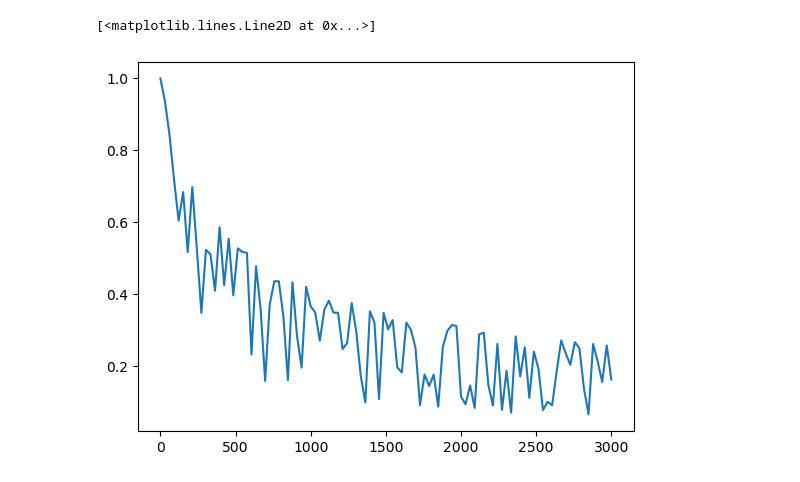
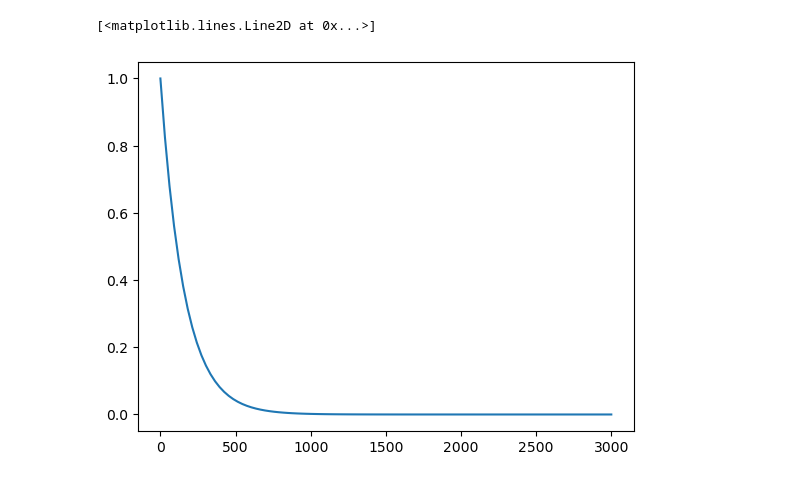
Before and after one commit to mackelab/dmri, a Jupyter notebook: notebooks/dmri_simulators.ipynb, the cells around one changed output. Cells and saved outputs as stored; diff of their text form; code cells hidden in the pictures.

```diff
--- a/notebooks/dmri_simulators.ipynb
+++ b/notebooks/dmri_simulators.ipynb
@@ -137,7 +3,0 @@ plt.plot(bvals, signal)
-# %%
-racket = NoddiB.from_theta(np.random.randn(NoddiB.theta_dim))
-signal = racket.signal(bvals, bvecs)
-plt.plot(bvals, signal)
-# %% [output]
-[<matplotlib.lines.Line2D at 0x...>]
-[figure, removed]
@@ -143,0 +13,17 @@ plt.plot(bvals, signal)
+# %%
+bvals = jnp.linspace(0, 3000, 100)
+bvecs = np.random.randn(100, 3)
+bvecs = bvecs / np.linalg.norm(bvecs, axis=1)[:, None]
+
+acq = acquisition_scheme(bvals, bvecs)
+# %%
+theta = np.random.randn(Ball.theta_dim)
+ball = Ball.from_theta(theta)
+
+
+signal = ball.signal(acq)
+
+plt.plot(bvals, signal)
+# %% [output]
+[<matplotlib.lines.Line2D at 0x...>]
+[figure, added]
```
Also changed, not shown: parts of 43 cells of this notebook, 9 other files.
